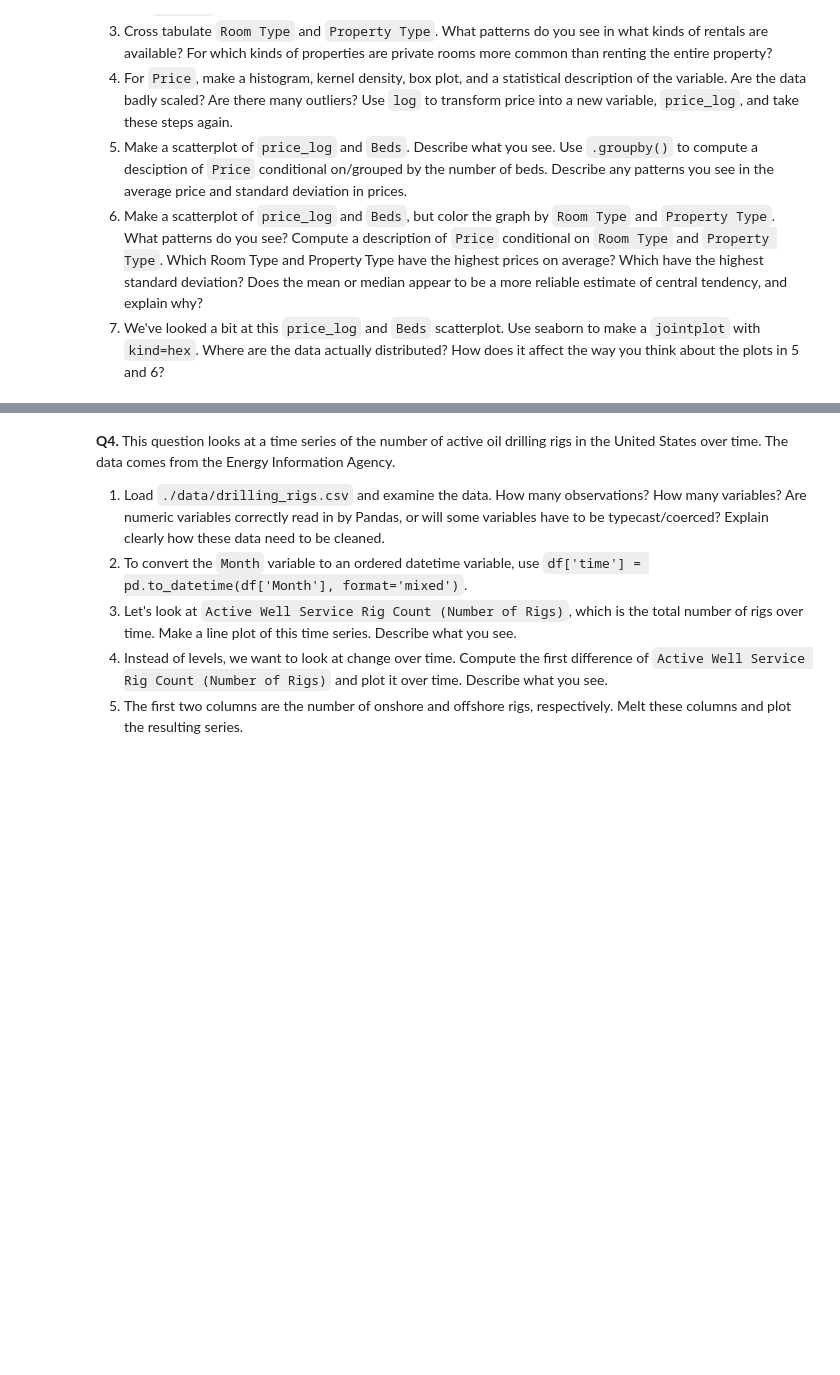
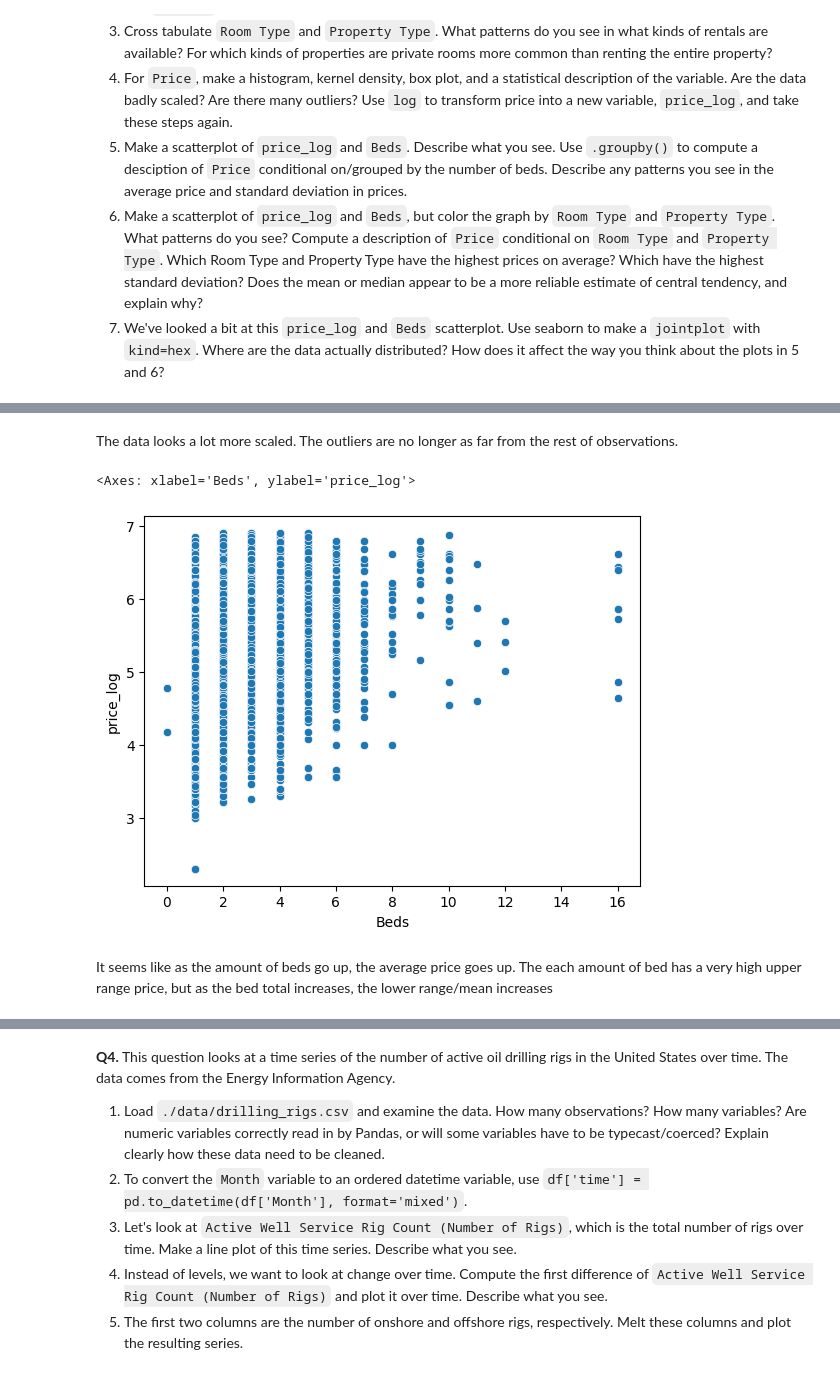
Before and after one commit to KaranRawatUVA/EDA, a Jupyter notebook: assignment/assignment.ipynb, the cells around one changed output, grey strips where cells are left out. Drawn from its saved outputs; the diff is of its cells as text; code cells hidden in the pictures; blank space fills up the shorter version.

```diff
--- a/assignment/assignment.ipynb
+++ b/assignment/assignment.ipynb
@@ -239,0 +377,10 @@ dtype: int64
+# %% [markdown]
+The data looks a lot more scaled. The outliers are no longer as far from the rest of observations.
+# %%
+#5
+sns.scatterplot(data=df_airbnb,x='Beds', y='price_log')
+# %% [output]
+<Axes: xlabel='Beds', ylabel='price_log'>
+[figure, added]
+# %% [markdown]
+It seems like as the amount of beds go up, the average price goes up. The each amount of bed has a very high upper range price, but as the bed total increases, the lower range/mean increases
```
Also changed, not shown: parts of 19 cells of this notebook.
